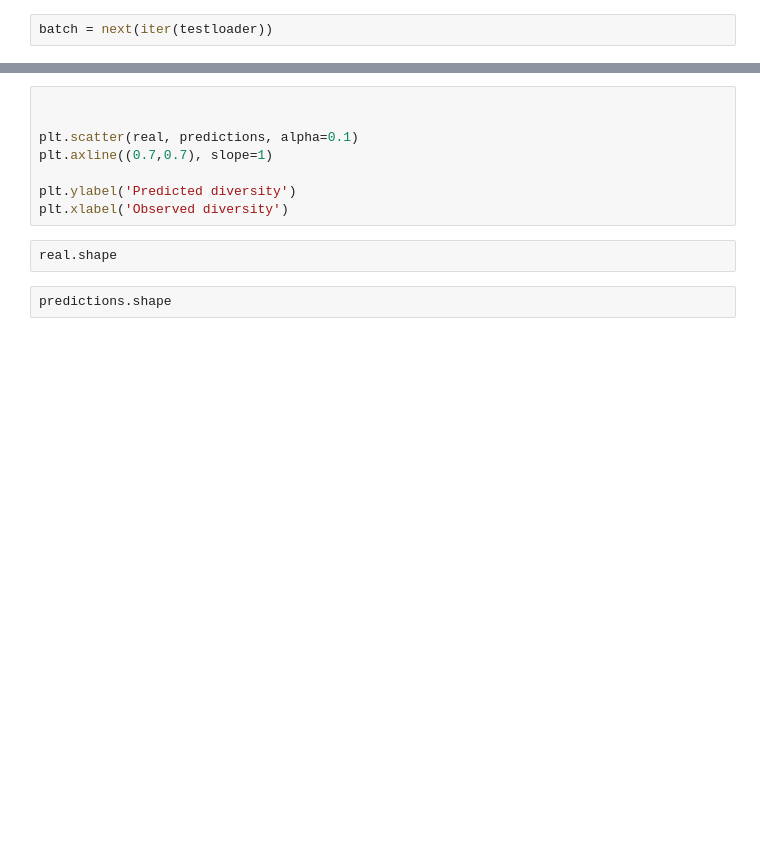
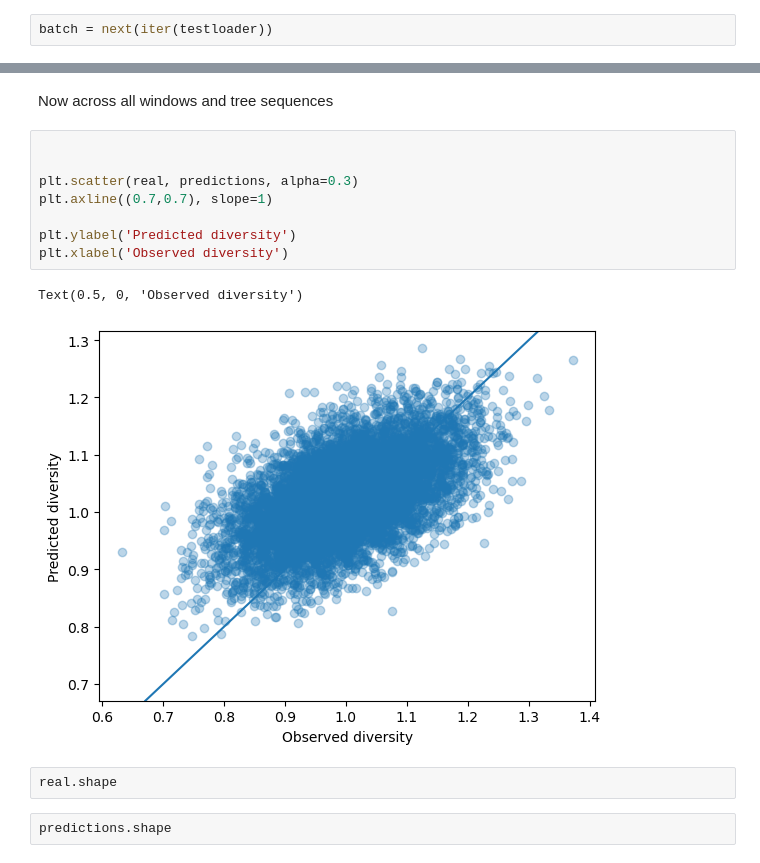
Before and after one commit to mufernando/gcn, a Jupyter notebook: first_gcn.ipynb, the cells around one changed output, grey strips where cells are left out. Cells and saved outputs as stored; diff of their text form; blank space fills up the shorter version.

```diff
--- a/first_gcn.ipynb
+++ b/first_gcn.ipynb
@@ -132,11 +177,16 @@ plt.axline((0.7,0.7), slope=1)
+# %% [markdown]
+Now across all windows and tree sequences
 # %%
 
 
-plt.scatter(real, predictions, alpha=0.1)
+plt.scatter(real, predictions, alpha=0.3)
 plt.axline((0.7,0.7), slope=1)
 
 plt.ylabel('Predicted diversity')
 plt.xlabel('Observed diversity')
+# %% [output]
+Text(0.5, 0, 'Observed diversity')
+[figure, added]
 # %%
 real.shape
 # %%
```
Also changed, not shown: parts of 13 cells of this notebook, 1 other file.
